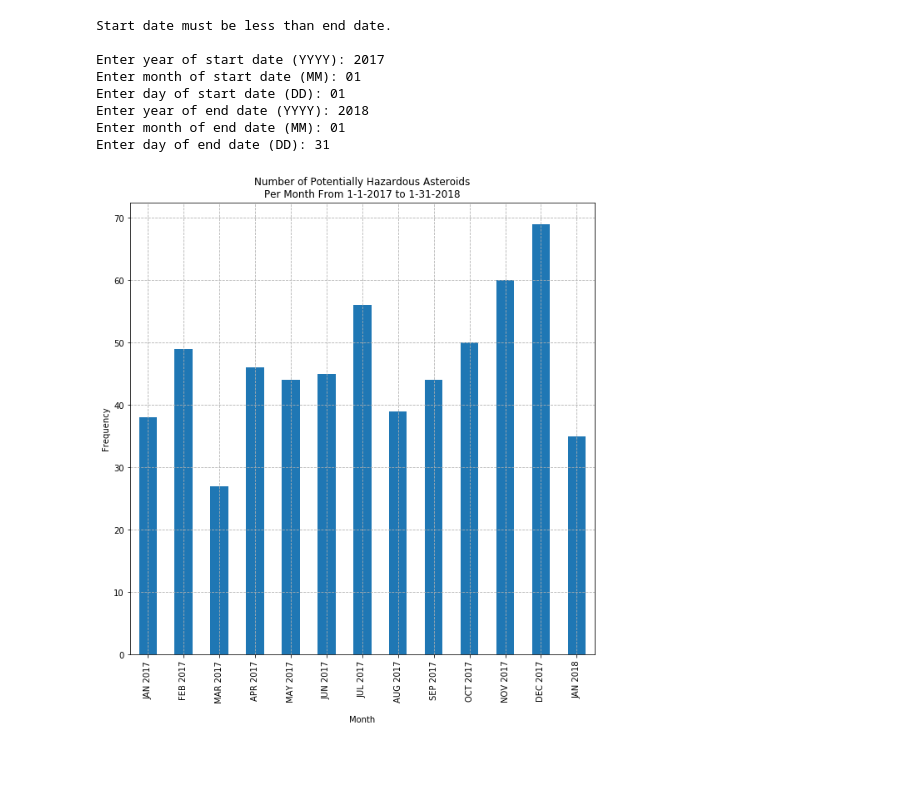
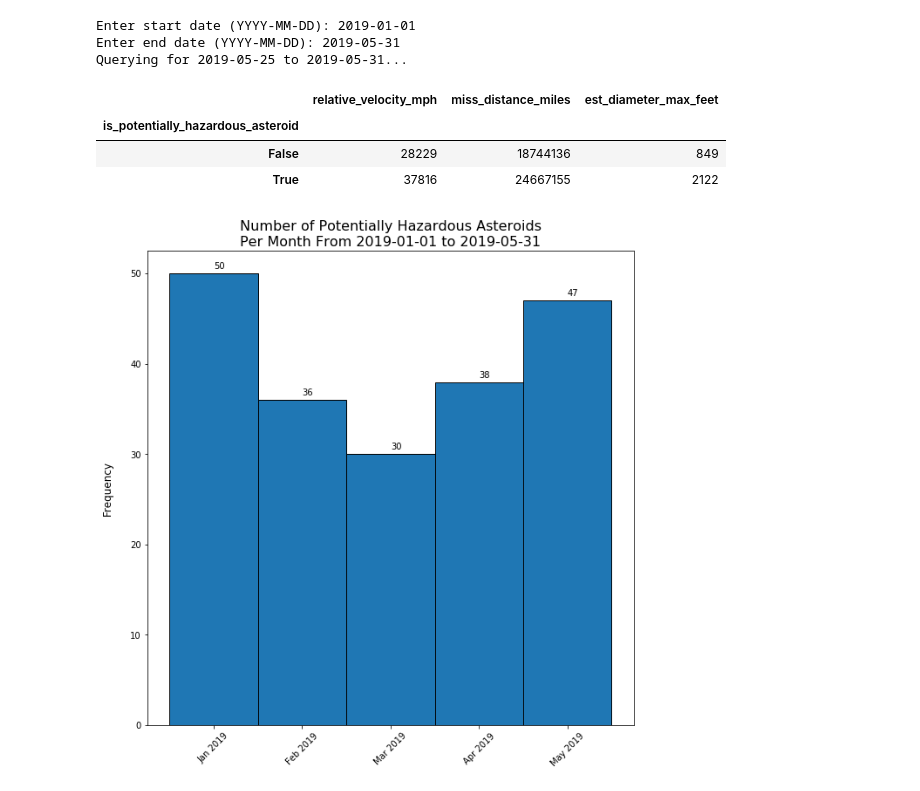
Before and after one commit to michotross257/NASA-API, a Jupyter notebook: NASA.ipynb, the cells around one changed output. Saved outputs shown, nothing was run; the diff lists cells and outputs as text; code cells hidden in the pictures; blank space fills up the shorter version.

Commit message:
Refactoring of old functions and improvement of visualization

```diff
--- a/NASA.ipynb
+++ b/NASA.ipynb
@@ -51 +24,19 @@ def get_date_range():
+# %%
+def get_date_range():
+    """
+    Solicit user for start date and end date.
+
+    Args:
+        None
+
+    Returns:
+        tuple: tuple containing start date and end date
+    """
+
+    start_date = datetime.fromisoformat(input('Enter start date (YYYY-MM-DD): ')).date()
+    end_date = datetime.fromisoformat(input('Enter end date (YYYY-MM-DD): ')).date()
+    assert end_date > start_date, 'End date must be greater than start date.'
+    assert (end_date - start_date).days <= 730, 'Maximum date range is 2 years.'
+
+    return start_date, end_date
 # %%
@@ -201,13 +86,0 @@ def main():
-# %%
-if __name__ == '__main__':
-    main()
-# %% [output]
-Start date must be less than end date.
-
-Enter year of start date (YYYY): 2017
-Enter month of start date (MM): 01
-Enter day of start date (DD): 01
-Enter year of end date (YYYY): 2018
-Enter month of end date (MM): 01
-Enter day of end date (DD): 31
-[figure, removed]
@@ -213,0 +162,35 @@ Enter day of end date (DD): 31
+# %%
+if __name__ == '__main__':
+    start_date, end_date = get_date_range()
+    date_difference = (end_date - start_date).days
+    num_weeks = int(date_difference/7)
+    num_days = date_difference%7
+
+    start, end = start_date, start_date + timedelta(days=num_days)
+    asteroid_dfs = [pd.DataFrame(get_data_dictionary(start, end))]
+    for _ in range(num_weeks):
+        start, end = end + timedelta(days=1), end + timedelta(days=7)
+        asteroid_dfs.append(pd.DataFrame(get_data_dictionary(start, end)))
+
+    asteroid_df = pd.concat(asteroid_dfs, axis=0)
+    asteroid_df = format_df(asteroid_df)
+    # compare stats between potentially hazardous and non-potentially hazardous asteroids
+    display(
+        asteroid_df.groupby(
+        ['is_potentially_hazardous_asteroid']
+        ).mean().astype(int)[[
+            'relative_velocity_mph',
+            'miss_distance_miles',
+            'est_diameter_max_feet'
+        ]]
+    )
+    plot_df(asteroid_df, start_date, end_date)
+# %% [output]
+Enter start date (YYYY-MM-DD): 2019-01-01
+Enter end date (YYYY-MM-DD): 2019-05-31
+Querying for 2019-05-25 to 2019-05-31...
+|  | relative_velocity_mph | miss_distance_miles | est_diameter_max_feet |
+| is_potentially_hazardous_asteroid |  |  |  |
+| False | 28229 | 18744136 | 849 |
+| True | 37816 | 24667155 | 2122 |
+[figure, added]
```
Also changed, not shown: parts of 11 cells of this notebook.
